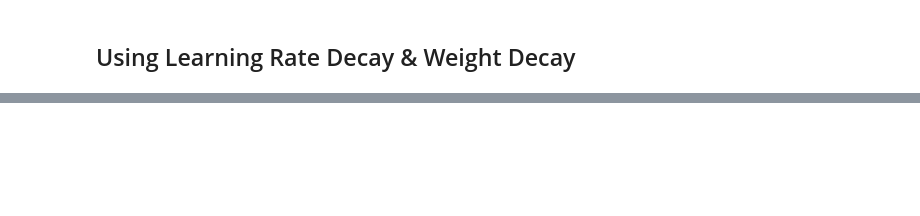
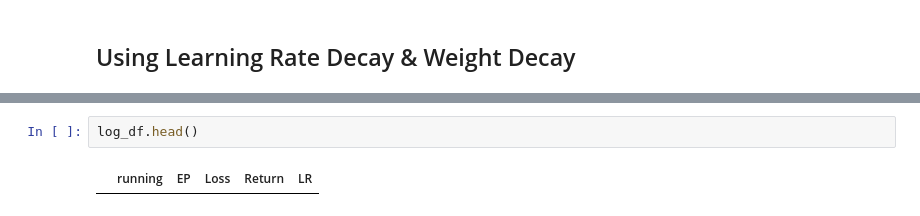
Before and after one commit to dobro12/rl_study, a Jupyter notebook: A3C/HG/a3c_pendulum_multiprocess.ipynb, the cells around one changed output, grey strips where cells are left out. Drawn from its saved outputs; the diff is of its cells as text; blank space fills up the shorter version.

```diff
--- a/A3C/HG/a3c_pendulum_multiprocess.ipynb
+++ b/A3C/HG/a3c_pendulum_multiprocess.ipynb
@@ -196,0 +286,4 @@ plt.savefig('A3C_Pendulum_%d.png'%fignum)
+# %%
+log_df.head()
+# %% [output]
+|  | running | EP | Loss | Return | LR |
```
Also changed, not shown: parts of 9 cells of this notebook, 6 other files.
